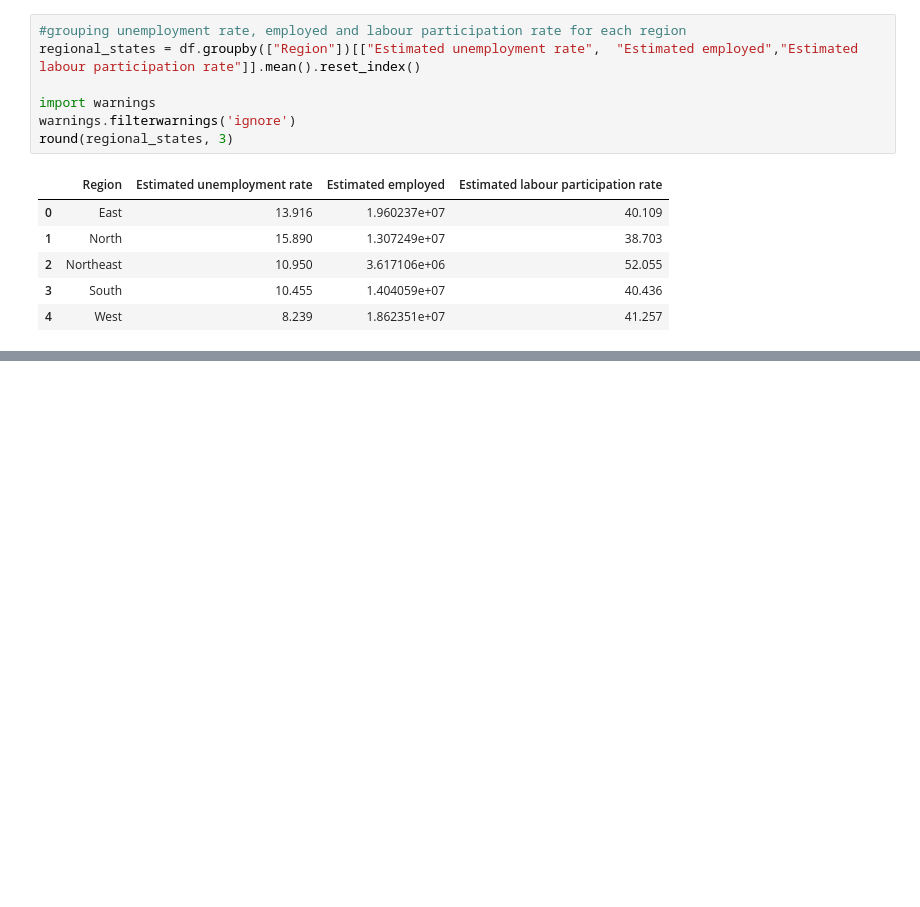
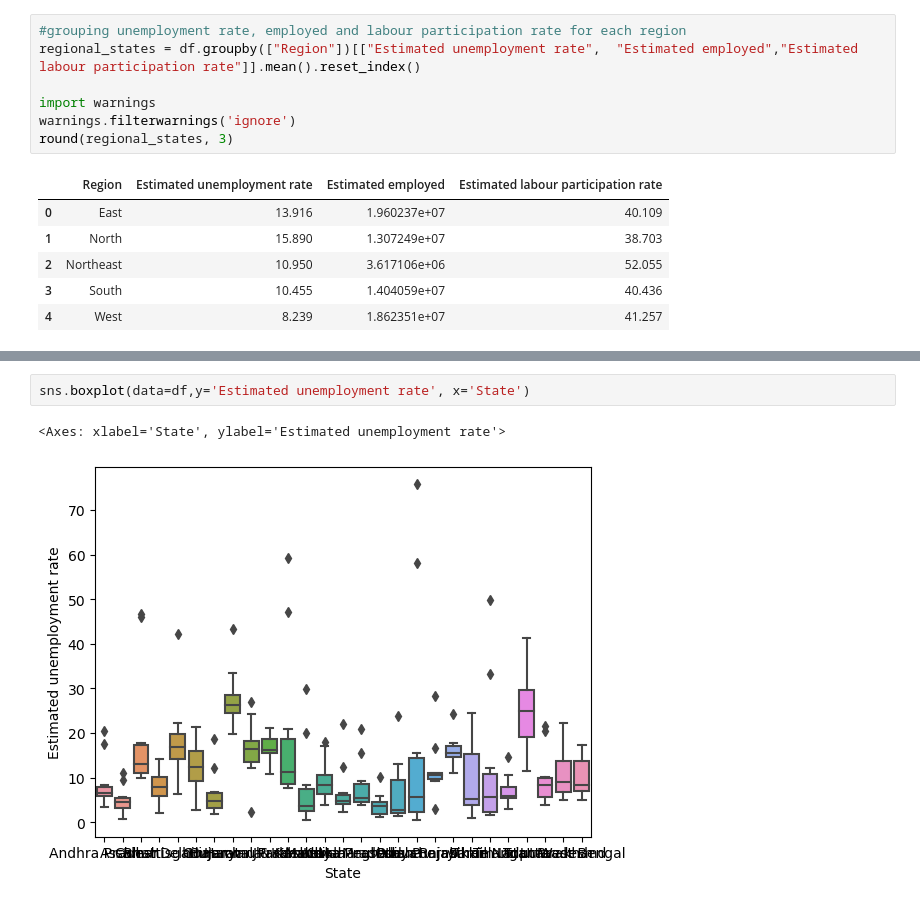
Before and after one commit to legend123213/oibsip_task2, a Jupyter notebook: unemployment_analysis.ipynb, the cells around one changed output, grey strips where cells are left out. Saved outputs shown, nothing was run; the diff lists cells and outputs as text; blank space fills up the shorter version.

```diff
--- a/unemployment_analysis.ipynb
+++ b/unemployment_analysis.ipynb
@@ -171,0 +160,5 @@ plt.show()
+# %%
+sns.boxplot(data=df,y='Estimated unemployment rate', x='State')
+# %% [output]
+<Axes: xlabel='State', ylabel='Estimated unemployment rate'>
+[figure, added]
```
Also changed, not shown: parts of 2 cells of this notebook.
